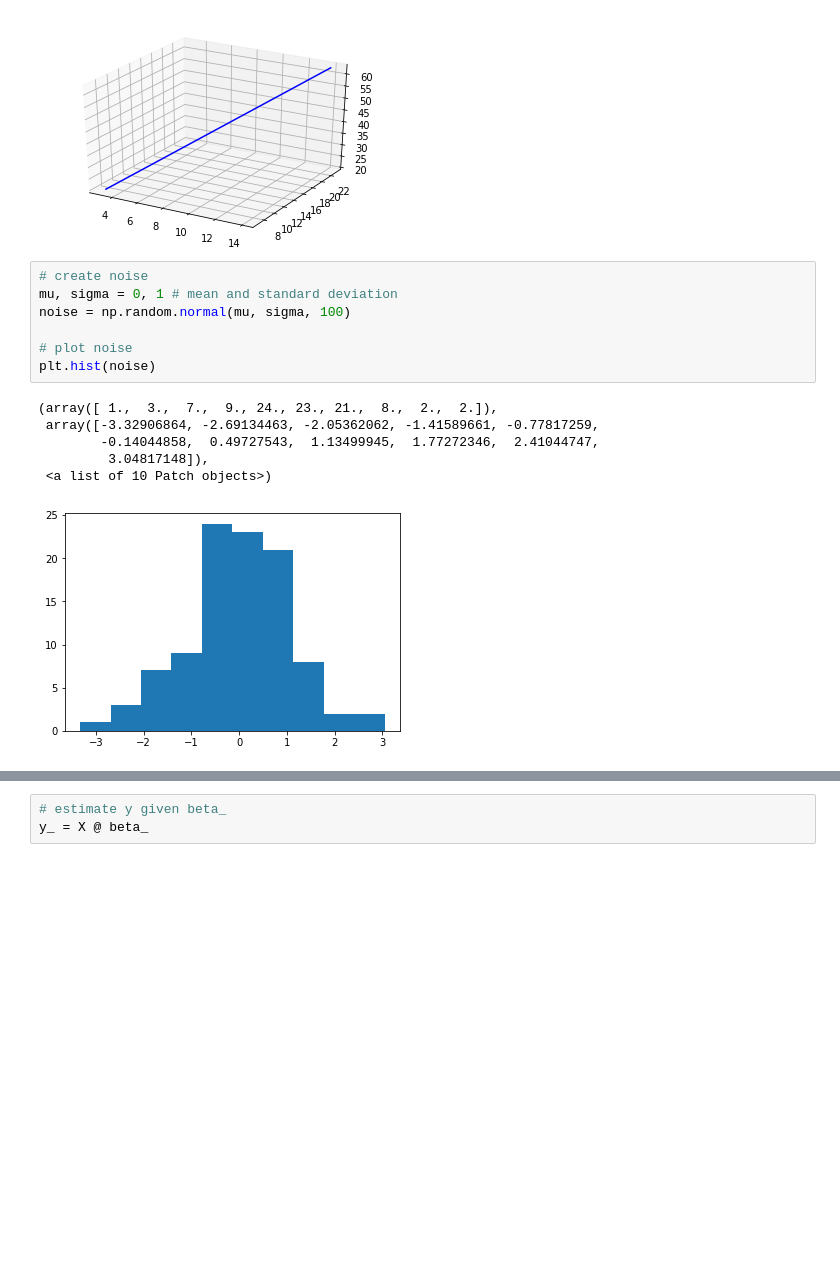
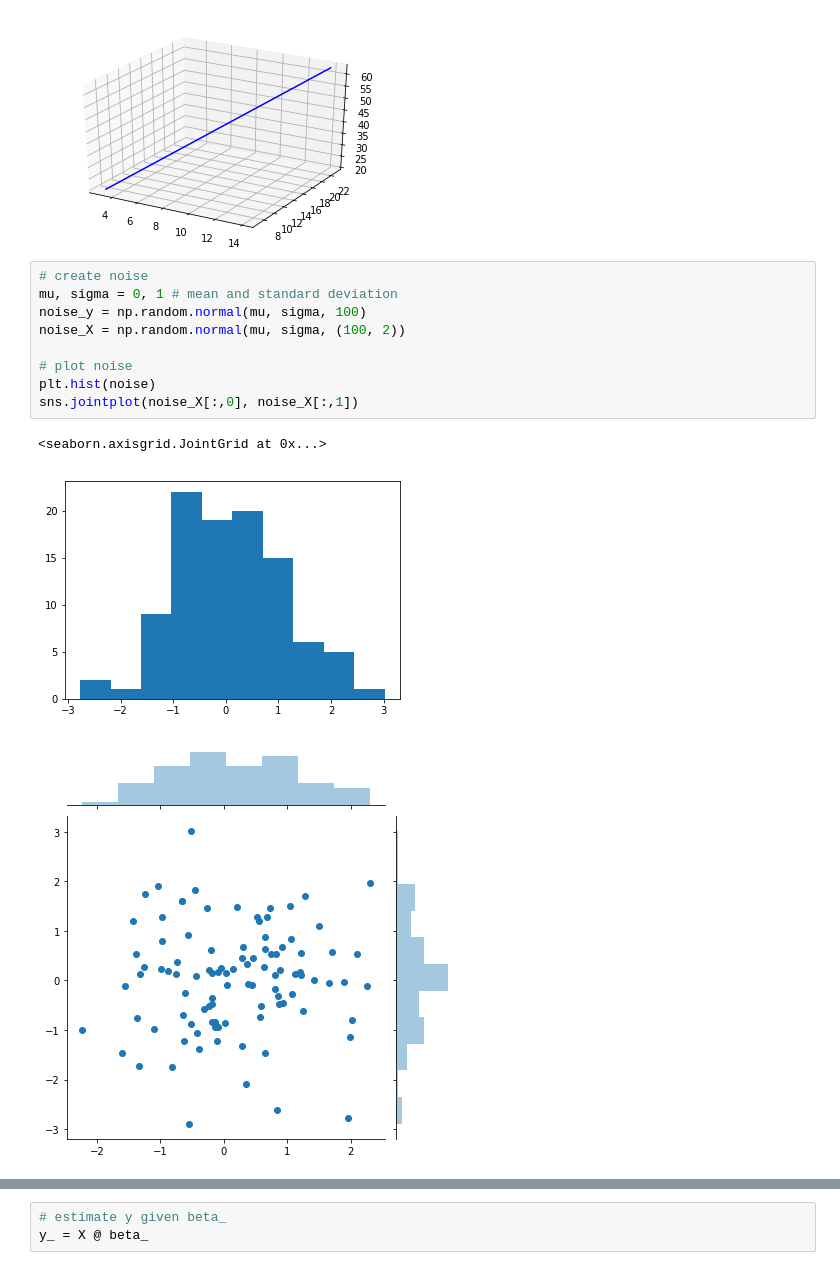
Before and after one commit to Pign4/ScratchML, a Jupyter notebook: Multivariate Linear Regression.ipynb, the cells around one changed output, grey strips where cells are left out. Drawn from its saved outputs; the diff is of its cells as text; blank space fills up the shorter version.

```diff
--- a/Multivariate Linear Regression.ipynb
+++ b/Multivariate Linear Regression.ipynb
@@ -23,16 +26,15 @@ ax1.plot(X[:,1],X[:,2],y,color="blue")
 # %%
 # create noise
 mu, sigma = 0, 1 # mean and standard deviation
-noise = np.random.normal(mu, sigma, 100)
+noise_y = np.random.normal(mu, sigma, 100)
+noise_X = np.random.normal(mu, sigma, (100, 2))
 
 # plot noise
 plt.hist(noise)
+sns.jointplot(noise_X[:,0], noise_X[:,1])
 # %% [output]
-(array([ 1.,  3.,  7.,  9., 24., 23., 21.,  8.,  2.,  2.]),
- array([-3.32906864, -2.69134463, -2.05362062, -1.41589661, -0.77817259,
-        -0.14044858,  0.49727543,  1.13499945,  1.77272346,  2.41044747,
-         3.04817148]),
- <a list of 10 Patch objects>)
+<seaborn.axisgrid.JointGrid at 0x...>
-[figure, old version]
+[figure, new version]
+[figure, added]
 # %%
 # add noise to y
```
Also changed, not shown: parts of 6 cells of this notebook, 8 other files.
